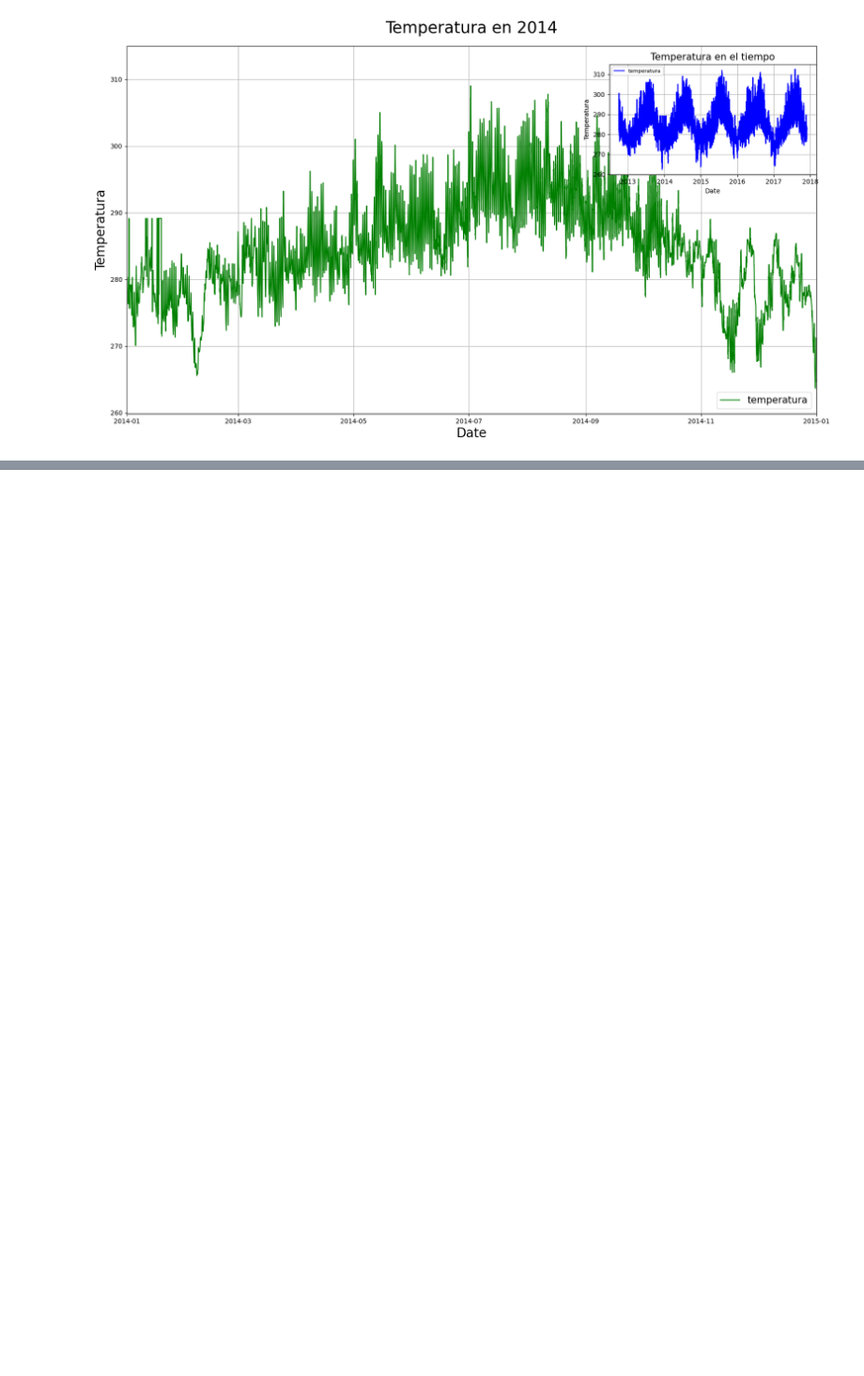
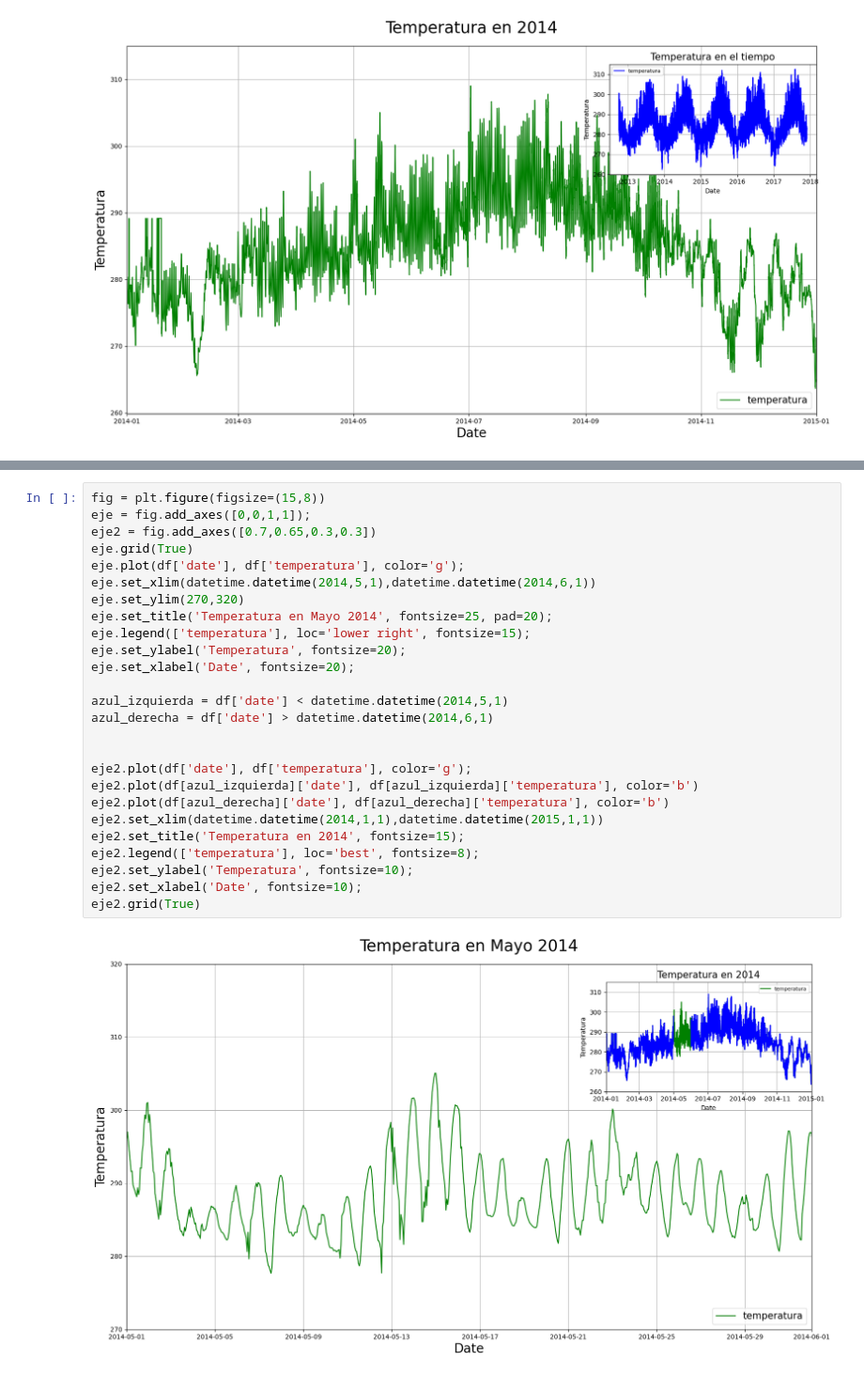
Before and after one commit to AdrianCPC/Visualizacion_datos_matplotlib_seaborn, a Jupyter notebook: Visualizacion_con_Matplotlib.ipynb, the cells around one changed output, grey strips where cells are left out. Shown at 94% size. Drawn from its saved outputs; the diff is of its cells as text; blank space fills up the shorter version.

```diff
--- a/Visualizacion_con_Matplotlib.ipynb
+++ b/Visualizacion_con_Matplotlib.ipynb
@@ -250,0 +273,28 @@ eje2.grid(True)
+# %%
+fig = plt.figure(figsize=(15,8))
+eje = fig.add_axes([0,0,1,1]);
+eje2 = fig.add_axes([0.7,0.65,0.3,0.3])
+eje.grid(True)
+eje.plot(df['date'], df['temperatura'], color='g');
+eje.set_xlim(datetime.datetime(2014,5,1),datetime.datetime(2014,6,1))
+eje.set_ylim(270,320)
+eje.set_title('Temperatura en Mayo 2014', fontsize=25, pad=20);
+eje.legend(['temperatura'], loc='lower right', fontsize=15);
+eje.set_ylabel('Temperatura', fontsize=20);
+eje.set_xlabel('Date', fontsize=20);
+
+azul_izquierda = df['date'] < datetime.datetime(2014,5,1)
+azul_derecha = df['date'] > datetime.datetime(2014,6,1)
+
+
+eje2.plot(df['date'], df['temperatura'], color='g');
+eje2.plot(df[azul_izquierda]['date'], df[azul_izquierda]['temperatura'], color='b')
+eje2.plot(df[azul_derecha]['date'], df[azul_derecha]['temperatura'], color='b')
+eje2.set_xlim(datetime.datetime(2014,1,1),datetime.datetime(2015,1,1))
+eje2.set_title('Temperatura en 2014', fontsize=15);
+eje2.legend(['temperatura'], loc='best', fontsize=8);
+eje2.set_ylabel('Temperatura', fontsize=10);
+eje2.set_xlabel('Date', fontsize=10);
+eje2.grid(True)
+# %% [output]
+[figure, added]
```
Also changed, not shown: parts of 2 cells of this notebook.
